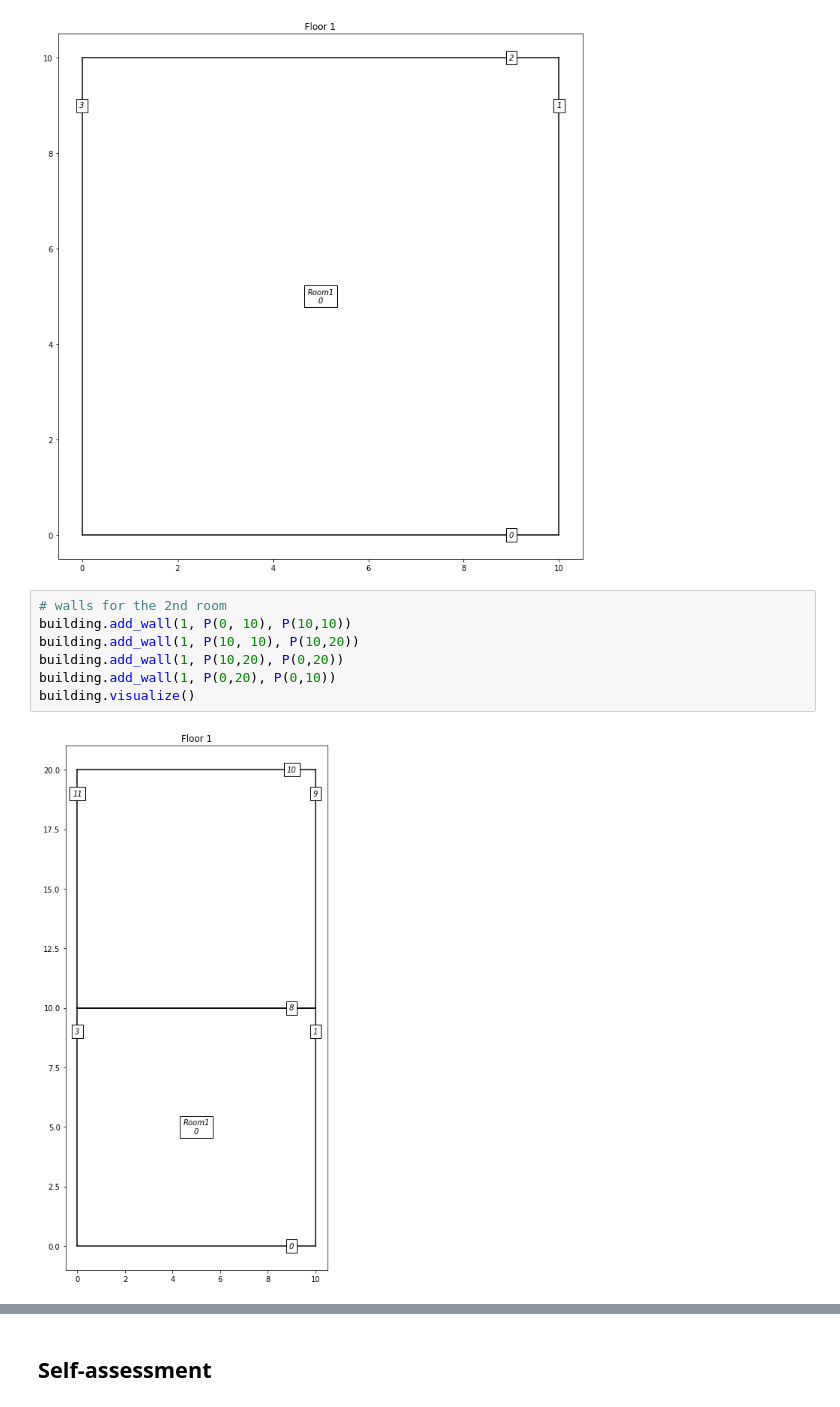
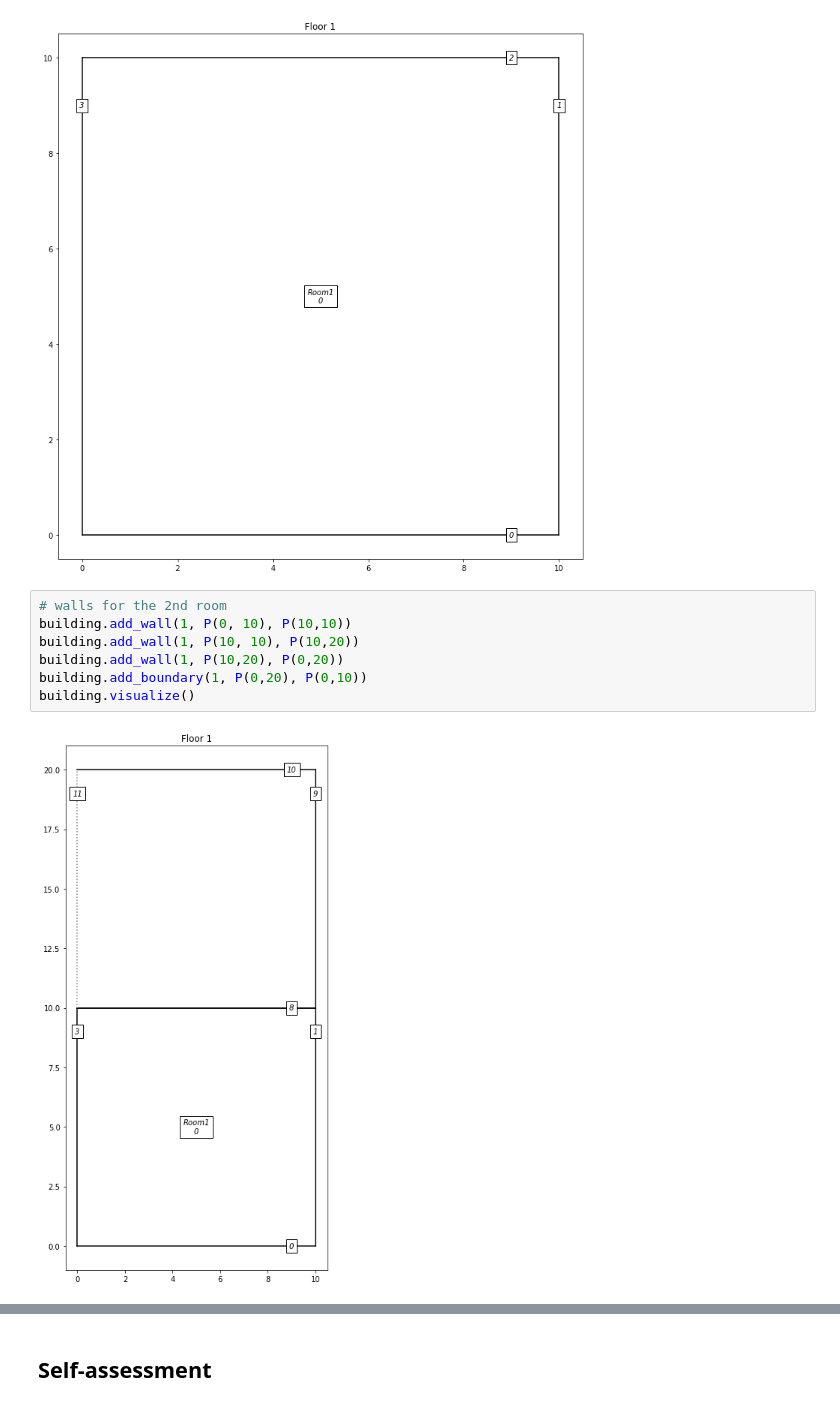
Before and after one commit to karim-zaidi/digital_twin, a Jupyter notebook: Showcase.ipynb, the cells around one changed output, grey strips where cells are left out. Saved outputs shown, nothing was run; the diff lists cells and outputs as text.

Commit message:
feat: remove_wall, remove_area, etc. methods in Building + updated visualize method

```diff
--- a/Showcase.ipynb
+++ b/Showcase.ipynb
@@ -99,12 +99,12 @@ building.visualize()
 # %%
 # walls for the 2nd room
 building.add_wall(1, P(0, 10), P(10,10))
 building.add_wall(1, P(10, 10), P(10,20))
 building.add_wall(1, P(10,20), P(0,20))
-building.add_wall(1, P(0,20), P(0,10))
+building.add_boundary(1, P(0,20), P(0,10))
 building.visualize()
 # %% [output]
-[figure, old version]
+[figure, new version]
 # %%
 # 2nd room
 building.add_area(1, 'Room2', [8, 9, 10, 11])
```
Also changed, not shown: parts of 17 cells of this notebook, 3 other files.
